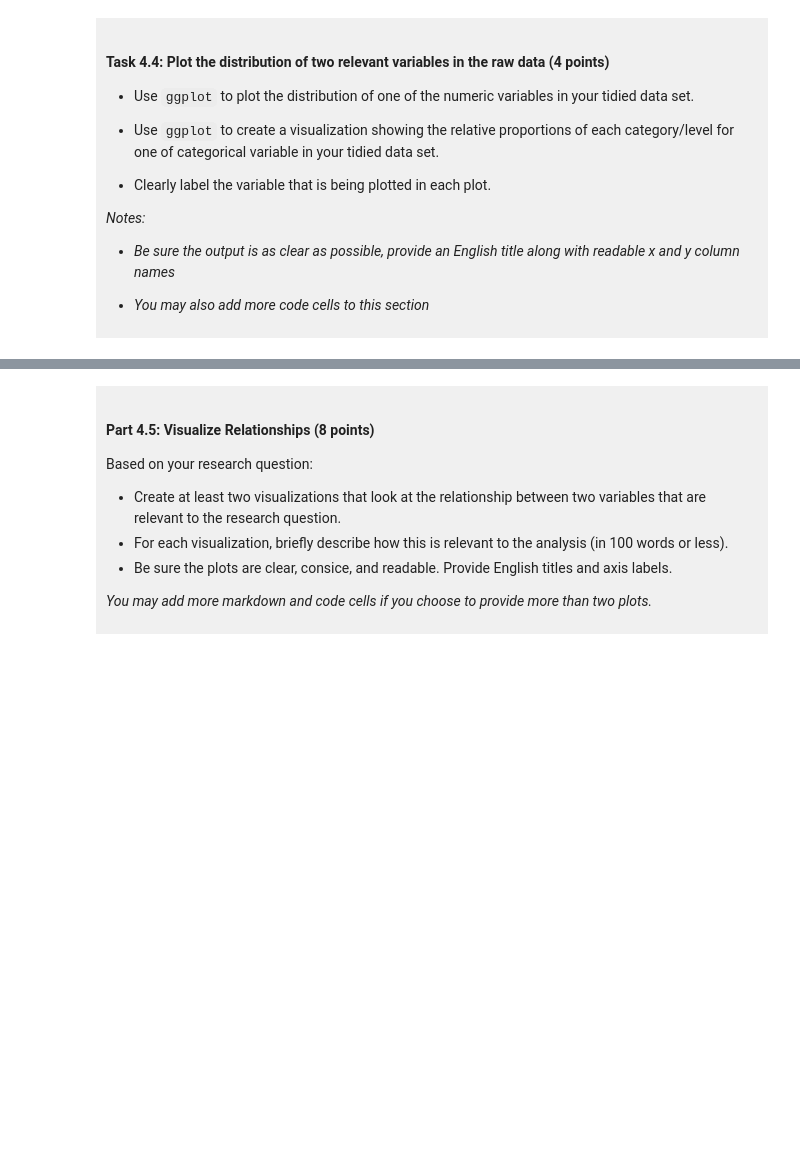
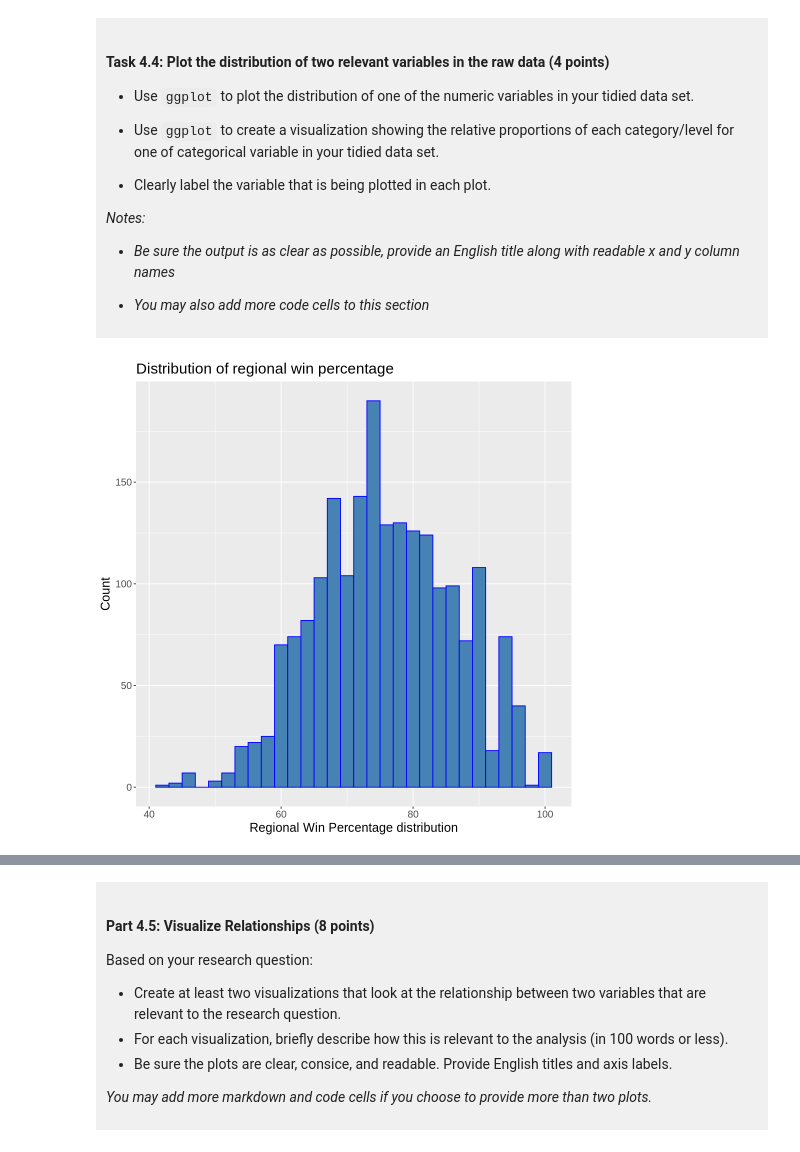
Before and after one commit to EZ-dot346/dsci-100-project-eva-zhou, a Jupyter notebook: dsci-100-project-notebook.ipynb, the cells around one changed output, grey strips where cells are left out. Cells and saved outputs as stored; diff of their text form; code cells hidden in the pictures; blank space fills up the shorter version.

```diff
--- a/dsci-100-project-notebook.ipynb
+++ b/dsci-100-project-notebook.ipynb
@@ -296,5 +331,16 @@ You will refine your research question (if needed) and produce a tidy data set.
 
 </div>
 # %%
-### EDIT THIS CODE CELL FOR PLOT 1 ###
+options(repr.plot.width = 8, repr.plot.height = 8)
+reg_plot <- basketball_tidy |>
+    ggplot(aes(x = reg_wins_pct)) +
+    geom_histogram(binwidth = 2, fill = "steelblue", colour = "blue") +
+    labs(
+        title = "Distribution of regional win percentage",
+        x = "Regional Win Percentage distribution",
+        y = "Count") +
+    theme(text = element_text(size = 15))
+reg_plot
+# %% [output]
+[figure, added]
 # %%
```
Also changed, not shown: parts of 9 cells of this notebook.
